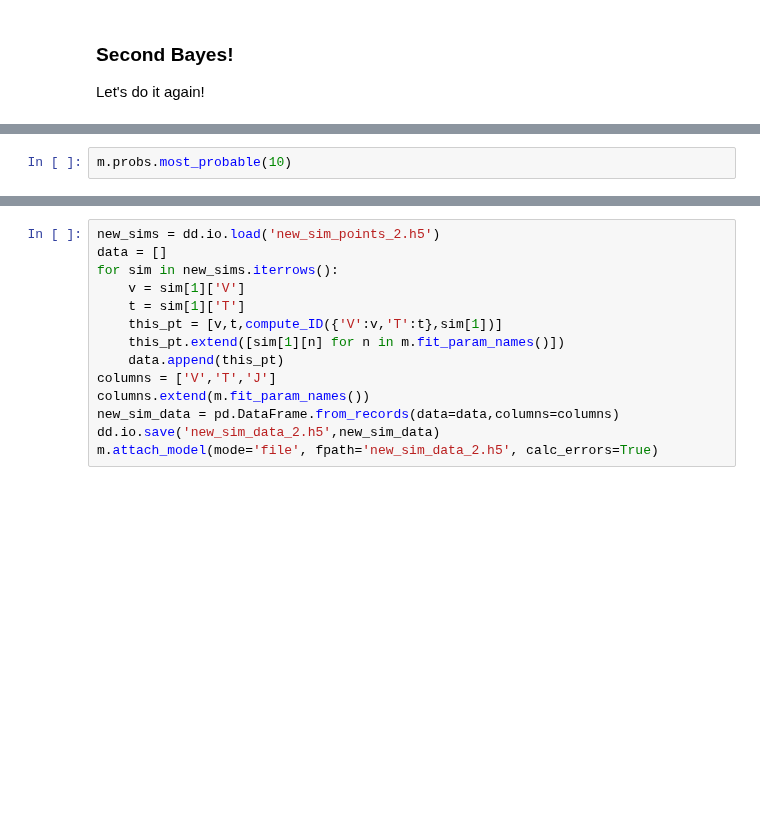
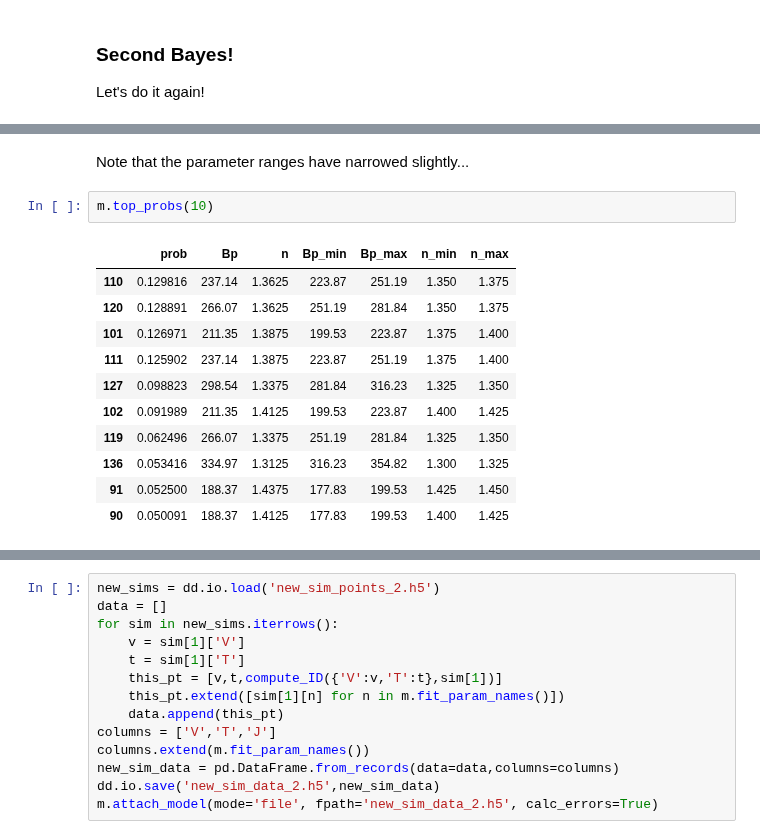
Before and after one commit to PV-Lab/bayesim, a Jupyter notebook: examples/diode/ideal_diode.ipynb, the cells around one changed output, grey strips where cells are left out. Saved outputs shown, nothing was run; the diff lists cells and outputs as text; blank space fills up the shorter version.

```diff
--- a/examples/diode/ideal_diode.ipynb
+++ b/examples/diode/ideal_diode.ipynb
@@ -235,2 +275,16 @@ m.visualize_probs(true_vals=params)
+# %% [markdown]
+Note that the parameter ranges have narrowed slightly...
 # %%
-m.probs.most_probable(10)
+m.top_probs(10)
+# %% [output]
+|  | prob | Bp | n | Bp_min | Bp_max | n_min | n_max |
+| 110 | 0.129816 | 237.14 | 1.3625 | 223.87 | 251.19 | 1.350 | 1.375 |
+| 120 | 0.128891 | 266.07 | 1.3625 | 251.19 | 281.84 | 1.350 | 1.375 |
+| 101 | 0.126971 | 211.35 | 1.3875 | 199.53 | 223.87 | 1.375 | 1.400 |
+| 111 | 0.125902 | 237.14 | 1.3875 | 223.87 | 251.19 | 1.375 | 1.400 |
+| 127 | 0.098823 | 298.54 | 1.3375 | 281.84 | 316.23 | 1.325 | 1.350 |
+| 102 | 0.091989 | 211.35 | 1.4125 | 199.53 | 223.87 | 1.400 | 1.425 |
+| 119 | 0.062496 | 266.07 | 1.3375 | 251.19 | 281.84 | 1.325 | 1.350 |
+| 136 | 0.053416 | 334.97 | 1.3125 | 316.23 | 354.82 | 1.300 | 1.325 |
+| 91 | 0.052500 | 188.37 | 1.4375 | 177.83 | 199.53 | 1.425 | 1.450 |
+| 90 | 0.050091 | 188.37 | 1.4125 | 177.83 | 199.53 | 1.400 | 1.425 |
```
Also changed, not shown: parts of 36 cells of this notebook, 4 other files.
